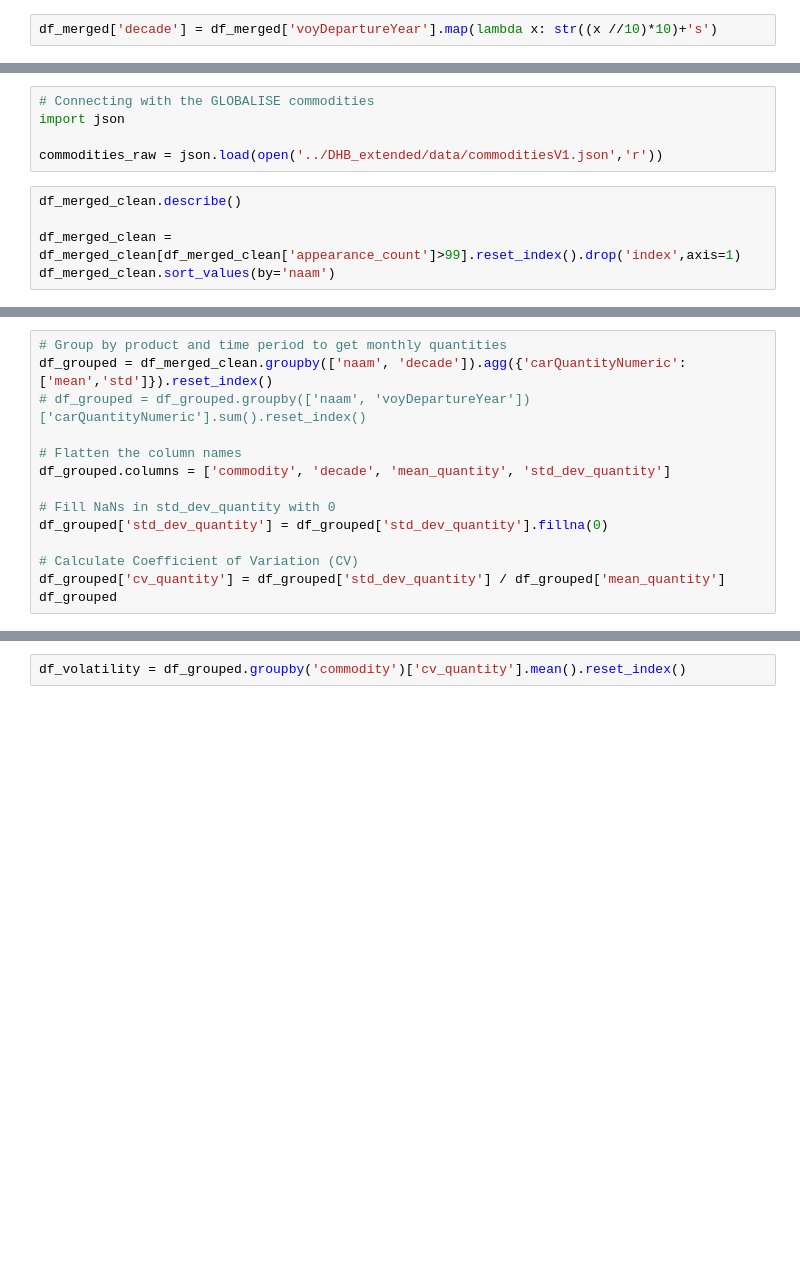
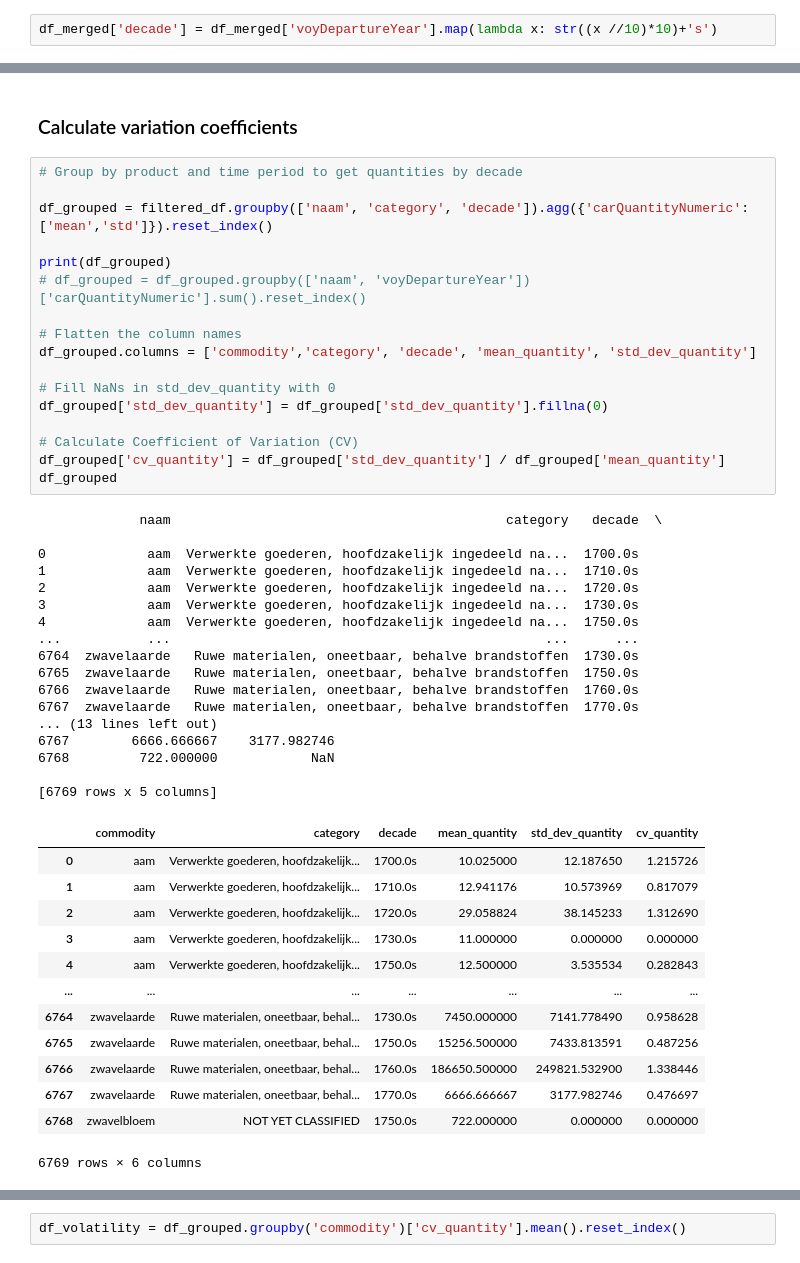
Before and after one commit to vera-pro/unstable-commodities, a Jupyter notebook: Shipping stability.ipynb, the cells around one changed output, grey strips where cells are left out. Saved outputs shown, nothing was run; the diff lists cells and outputs as text; blank space fills up the shorter version.

```diff
--- a/Shipping stability.ipynb
+++ b/Shipping stability.ipynb
@@ -195,10 +195,0 @@ df_merged_clean.sort_values(by='naam')
-# %%
-# Connecting with the GLOBALISE commodities
-import json
-
-commodities_raw = json.load(open('../DHB_extended/data/commoditiesV1.json','r'))
-# %%
-df_merged_clean.describe()
-
-df_merged_clean = df_merged_clean[df_merged_clean['appearance_count']>99].reset_index().drop('index',axis=1)
-df_merged_clean.sort_values(by='naam')
@@ -205,14 +295,50 @@ df_merged_clean.sort_values(by='naam')
+# %% [markdown]
+### Calculate variation coefficients <a class="anchor" id="calculate-variation"></a>
 # %%
-# Group by product and time period to get monthly quantities
-df_grouped = df_merged_clean.groupby(['naam', 'decade']).agg({'carQuantityNumeric': ['mean','std']}).reset_index()
+# Group by product and time period to get quantities by decade
+
+df_grouped = filtered_df.groupby(['naam', 'category', 'decade']).agg({'carQuantityNumeric': ['mean','std']}).reset_index()
+
+print(df_grouped)
 # df_grouped = df_grouped.groupby(['naam', 'voyDepartureYear'])['carQuantityNumeric'].sum().reset_index()
 
 # Flatten the column names
-df_grouped.columns = ['commodity', 'decade', 'mean_quantity', 'std_dev_quantity']
+df_grouped.columns = ['commodity','category', 'decade', 'mean_quantity', 'std_dev_quantity']
 
 # Fill NaNs in std_dev_quantity with 0
 df_grouped['std_dev_quantity'] = df_grouped['std_dev_quantity'].fillna(0)
 
 # Calculate Coefficient of Variation (CV)
 df_grouped['cv_quantity'] = df_grouped['std_dev_quantity'] / df_grouped['mean_quantity']
 df_grouped
+# %% [output]
+             naam                                           category   decade  \
+
+0             aam  Verwerkte goederen, hoofdzakelijk ingedeeld na...  1700.0s
+1             aam  Verwerkte goederen, hoofdzakelijk ingedeeld na...  1710.0s
+2             aam  Verwerkte goederen, hoofdzakelijk ingedeeld na...  1720.0s
+3             aam  Verwerkte goederen, hoofdzakelijk ingedeeld na...  1730.0s
+4             aam  Verwerkte goederen, hoofdzakelijk ingedeeld na...  1750.0s
+...           ...                                                ...      ...
+6764  zwavelaarde   Ruwe materialen, oneetbaar, behalve brandstoffen  1730.0s
+6765  zwavelaarde   Ruwe materialen, oneetbaar, behalve brandstoffen  1750.0s
+6766  zwavelaarde   Ruwe materialen, oneetbaar, behalve brandstoffen  1760.0s
+6767  zwavelaarde   Ruwe materialen, oneetbaar, behalve brandstoffen  1770.0s
+... (13 lines left out)
+6767        6666.666667    3177.982746
+6768         722.000000            NaN
+
+[6769 rows x 5 columns]
+|  | commodity | category | decade | mean_quantity | std_dev_quantity | cv_quantity |
+| 0 | aam | Verwerkte goederen, hoofdzakelijk... | 1700.0s | 10.025000 | 12.187650 | 1.215726 |
+| 1 | aam | Verwerkte goederen, hoofdzakelijk... | 1710.0s | 12.941176 | 10.573969 | 0.817079 |
+| 2 | aam | Verwerkte goederen, hoofdzakelijk... | 1720.0s | 29.058824 | 38.145233 | 1.312690 |
+| 3 | aam | Verwerkte goederen, hoofdzakelijk... | 1730.0s | 11.000000 | 0.000000 | 0.000000 |
+| 4 | aam | Verwerkte goederen, hoofdzakelijk... | 1750.0s | 12.500000 | 3.535534 | 0.282843 |
+| ... | ... | ... | ... | ... | ... | ... |
+| 6764 | zwavelaarde | Ruwe materialen, oneetbaar, behal... | 1730.0s | 7450.000000 | 7141.778490 | 0.958628 |
+| 6765 | zwavelaarde | Ruwe materialen, oneetbaar, behal... | 1750.0s | 15256.500000 | 7433.813591 | 0.487256 |
+| 6766 | zwavelaarde | Ruwe materialen, oneetbaar, behal... | 1760.0s | 186650.500000 | 249821.532900 | 1.338446 |
+| 6767 | zwavelaarde | Ruwe materialen, oneetbaar, behal... | 1770.0s | 6666.666667 | 3177.982746 | 0.476697 |
+| 6768 | zwavelbloem | NOT YET CLASSIFIED | 1750.0s | 722.000000 | 0.000000 | 0.000000 |
+6769 rows × 6 columns
```
Also changed, not shown: parts of 26 cells of this notebook.
